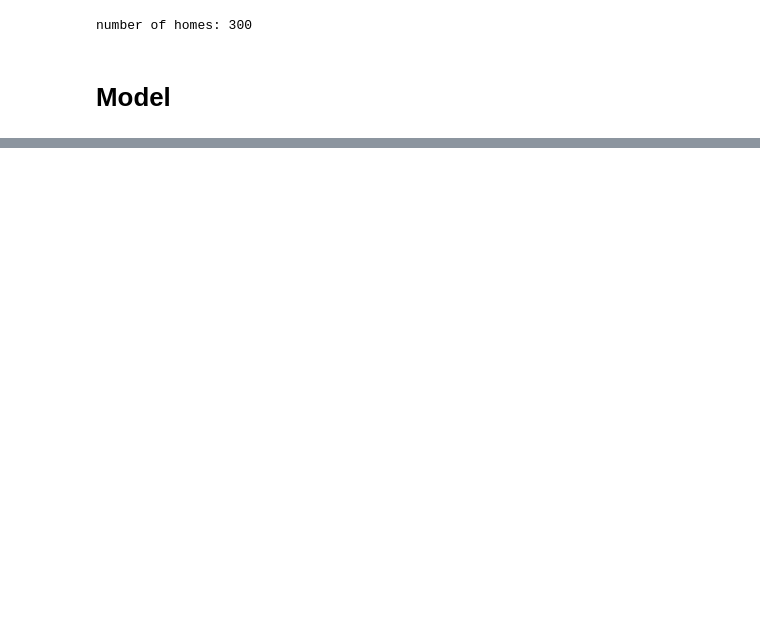
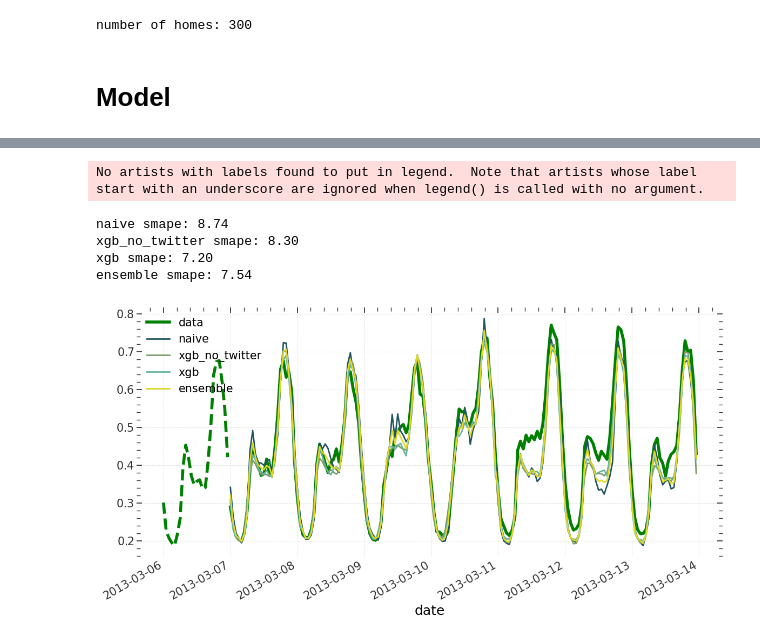
Before and after one commit to SergeiDBykov/swarm_energAIser, a Jupyter notebook: 3_models/2_london/3_london_darts_model.ipynb, the cells around one changed output, grey strips where cells are left out. Saved outputs shown, nothing was run; the diff lists cells and outputs as text; code cells hidden in the pictures; blank space fills up the shorter version.

```diff
--- a/3_models/2_london/3_london_darts_model.ipynb
+++ b/3_models/2_london/3_london_darts_model.ipynb
@@ -170,3 +240,22 @@ results = predict_london('2013-05-25')
+# %%
+%matplotlib inline
+fig,  ax =  plt.subplots( figsize = (14,6))
+
+results['train'].tail(24).plot(ax = ax, label = '_', lw = 4, alpha =0.1, color = 'green', ls = '--')
+results['test'].head(168).plot(ax = ax, label = 'data', lw = 4, alpha =0.1, color = 'green')
+
+
+for model_name in ['naive', 'xgb_no_twitter', 'xgb',  'ensemble']:
+    results[model_name]['pred_test'].plot(ax = ax, label = model_name, lw = 2, alpha =0.4)
+    smape = results[model_name]['smape_test']
+    print(f"{model_name} smape: {smape:.2f}")
+# %% [output]
+No artists with labels found to put in legend.  Note that artists whose label start with an underscore are ignored when legend() is called with no argument.
+naive smape: 8.74
+xgb_no_twitter smape: 8.30
+xgb smape: 7.20
+ensemble smape: 7.54
+[figure, added]
 # %%
 %matplotlib inline
 fig,  ax =  plt.subplots( figsize = (14,6))
```
Also changed, not shown: parts of 12 cells of this notebook, 1 other file.
